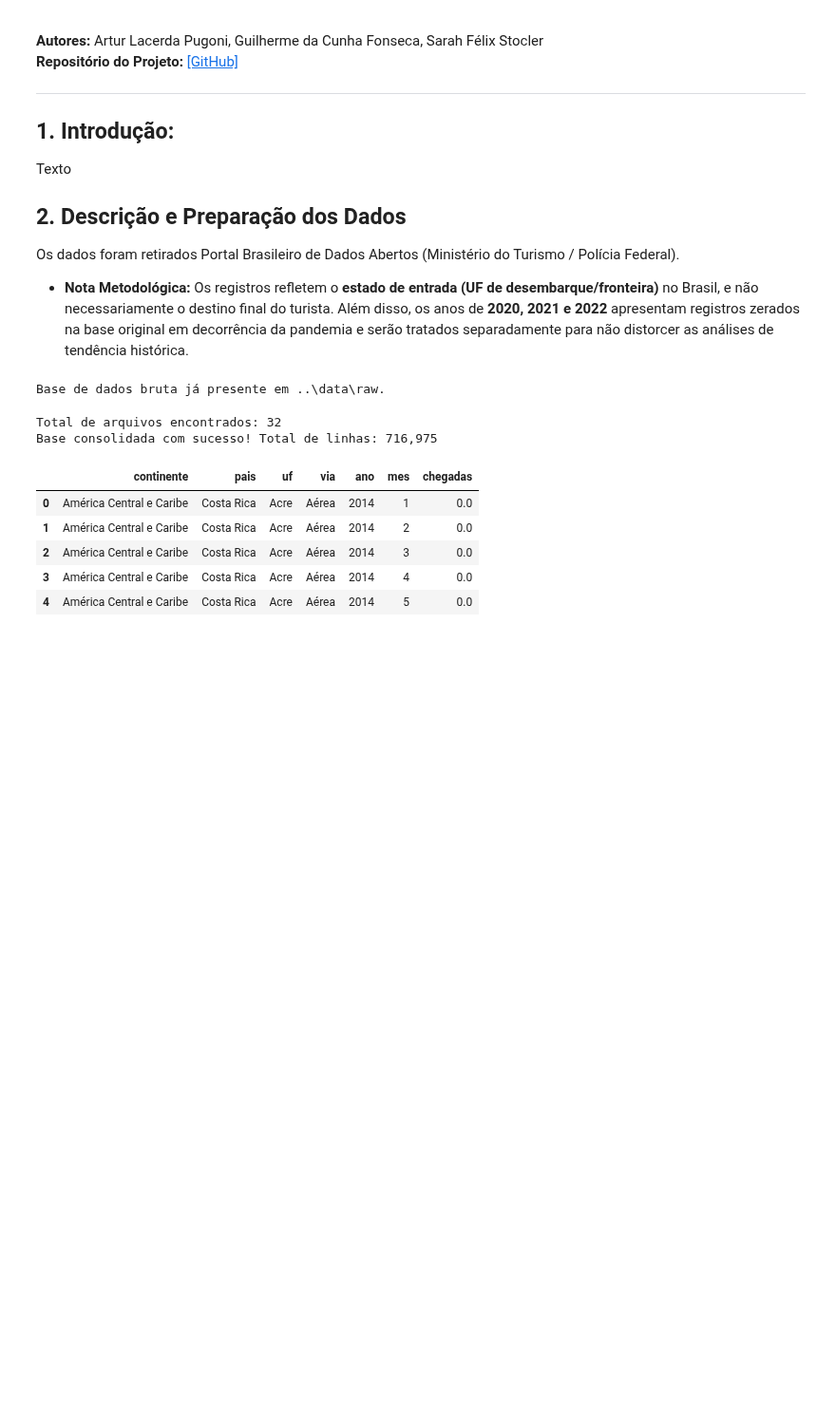
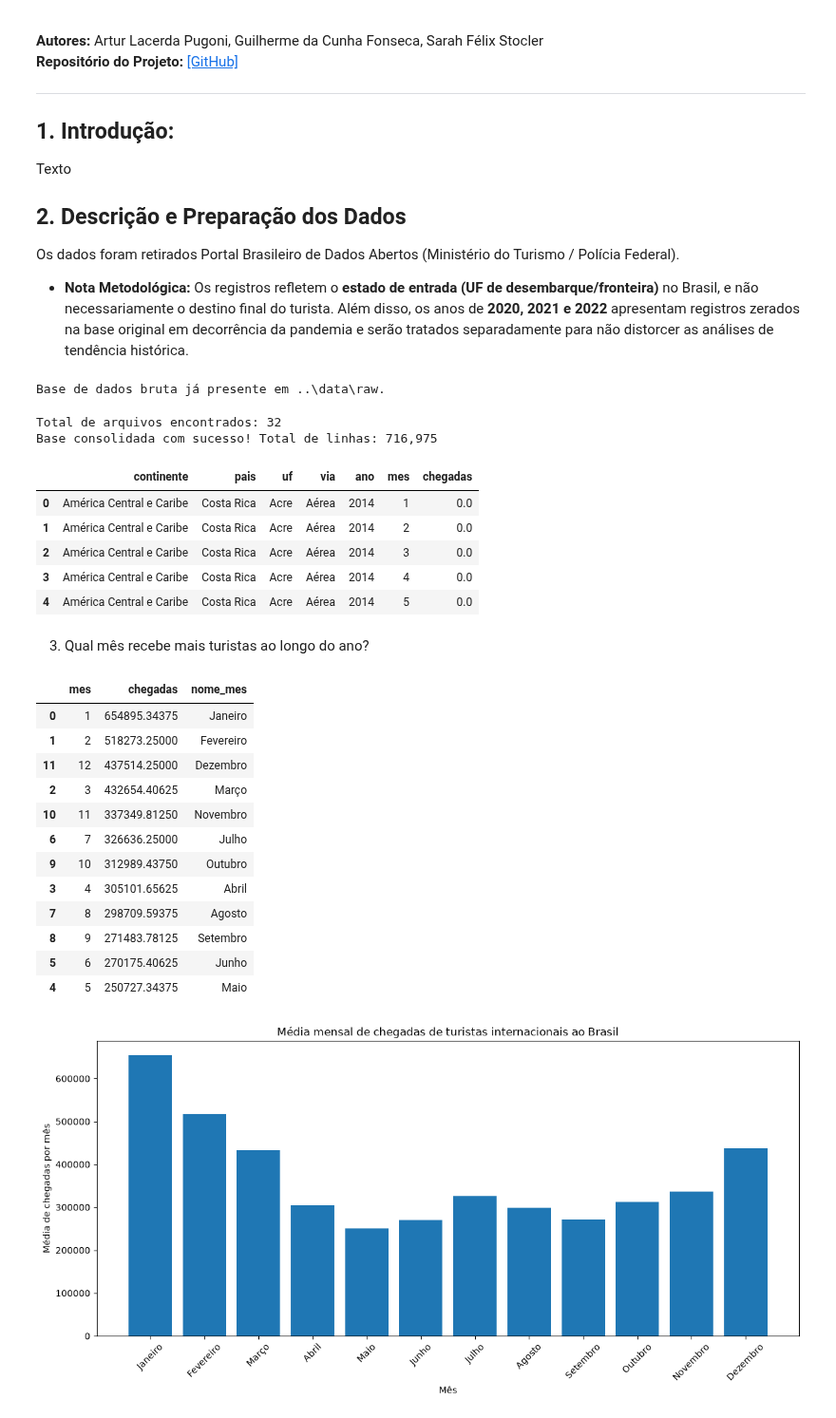
Before and after one commit to r3lc0ts/Projeto-AEDV, a Jupyter notebook: notebook/notebook_turismo.ipynb, the cells around one changed output. Shown at 95% size. Drawn from its saved outputs; the diff is of its cells as text; code cells hidden in the pictures; blank space fills up the shorter version.

```diff
--- a/notebook/notebook_turismo.ipynb
+++ b/notebook/notebook_turismo.ipynb
@@ -119,3 +119,77 @@ Base consolidada com sucesso! Total de linhas: 716,975
 | 2 | América Central e Caribe | Costa Rica | Acre | Aérea | 2014 | 3 | 0.0 |
 | 3 | América Central e Caribe | Costa Rica | Acre | Aérea | 2014 | 4 | 0.0 |
 | 4 | América Central e Caribe | Costa Rica | Acre | Aérea | 2014 | 5 | 0.0 |
+# %% [markdown]
+3.	Qual mês recebe mais turistas ao longo do ano?
+# %%
+
+import pandas as pd
+import matplotlib.pyplot as plt
+
+
+chegadas = pd.read_csv("../data/processed/chegadas_limpo.csv")
+
+
+por_ano_mes = (
+    chegadas.groupby(["ano", "mes"], as_index=False)["chegadas"].sum(min_count=1)
+)
+
+
+media_mensal = (
+    por_ano_mes.groupby("mes", as_index=False)["chegadas"].mean()
+)
+
+
+nomes_meses = {
+    1: "Janeiro",
+    2: "Fevereiro",
+    3: "Março",
+    4: "Abril",
+    5: "Maio",
+    6: "Junho",
+    7: "Julho",
+    8: "Agosto",
+    9: "Setembro",
+    10: "Outubro",
+    11: "Novembro",
+    12: "Dezembro"
+}
+
+media_mensal["nome_mes"] = media_mensal["mes"].map(nomes_meses)
+
+
+
+ranking = media_mensal.sort_values("chegadas", ascending=False)
+
+display(ranking)
+
+
+plt.figure(figsize=(12, 6))
+
+plt.bar(
+    media_mensal["nome_mes"],
+    media_mensal["chegadas"]
+)
+
+plt.title("Média mensal de chegadas de turistas internacionais ao Brasil")
+plt.xlabel("Mês")
+plt.ylabel("Média de chegadas por mês")
+
+plt.xticks(rotation=45)
+plt.tight_layout()
+plt.show()
+# %% [output]
+|  | mes | chegadas | nome_mes |
+| 0 | 1 | 654895.34375 | Janeiro |
+| 1 | 2 | 518273.25000 | Fevereiro |
+| 11 | 12 | 437514.25000 | Dezembro |
+| 2 | 3 | 432654.40625 | Março |
+| 10 | 11 | 337349.81250 | Novembro |
+| 6 | 7 | 326636.25000 | Julho |
+| 9 | 10 | 312989.43750 | Outubro |
+| 3 | 4 | 305101.65625 | Abril |
+| 7 | 8 | 298709.59375 | Agosto |
+| 8 | 9 | 271483.78125 | Setembro |
+| 5 | 6 | 270175.40625 | Junho |
+| 4 | 5 | 250727.34375 | Maio |
+[figure, added]
```
Also changed, not shown: parts of 2 cells of this notebook.
